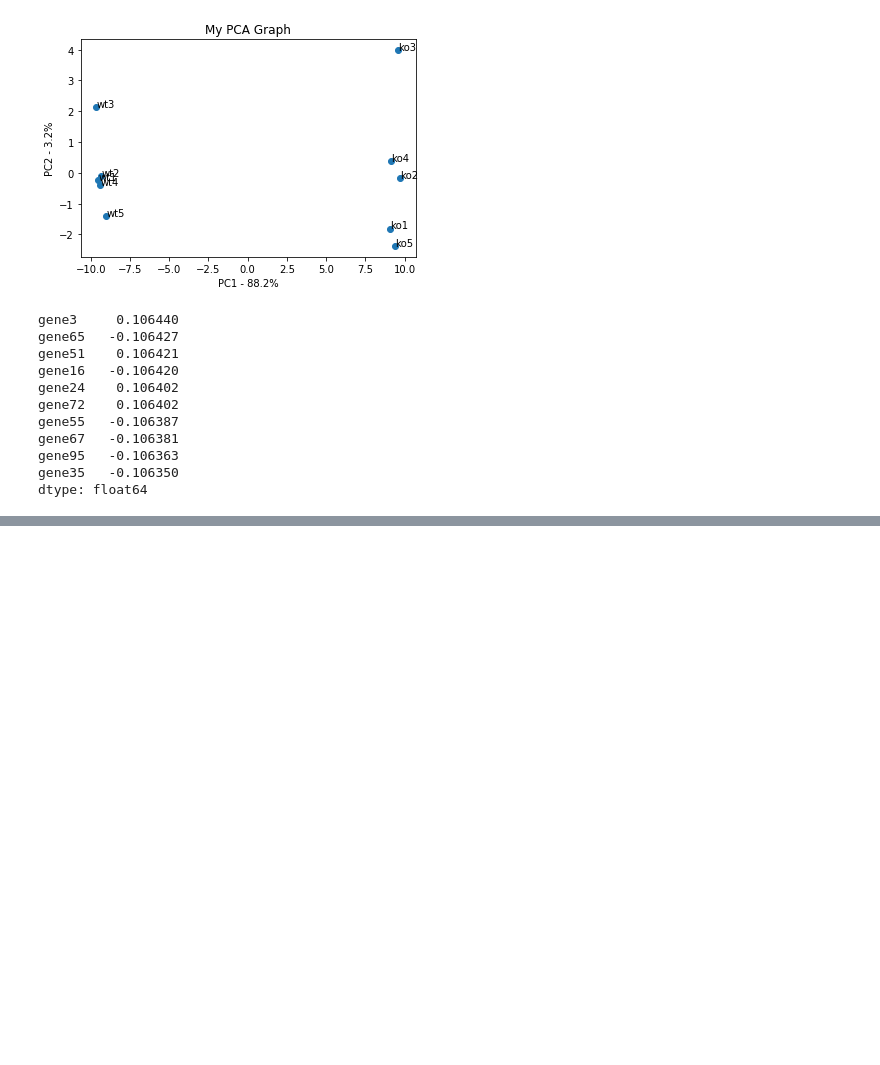
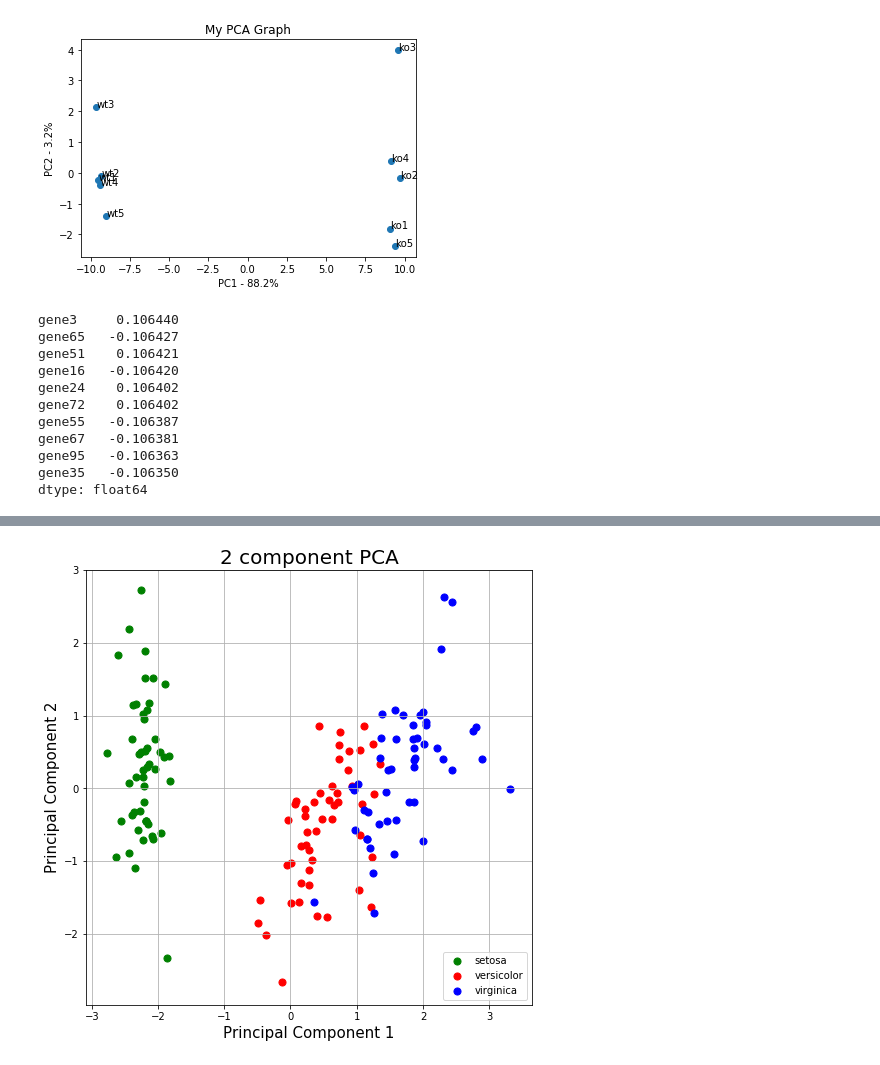
Before and after one commit to Mat092/laboratory-, a Jupyter notebook: example_of_pca.ipynb, the cells around one changed output, grey strips where cells are left out. Drawn from its saved outputs; the diff is of its cells as text; code cells hidden in the pictures; blank space fills up the shorter version.

```diff
--- a/example_of_pca.ipynb
+++ b/example_of_pca.ipynb
@@ -96,0 +198,38 @@ dtype: float64
+# %%
+#now performing a 2 components pca
+
+pca = PCA(n_components = 2)
+
+principalComponents = pca.fit_transform(x) #don't know what this does
+# documentation says: Fit the model and apply dimensionality reduction.
+
+principalDf = pd.DataFrame(data = principalComponents,
+                           columns = ['principal component 1', 'principal component 2']) #create new df
+
+finalDf = principalDf.join(y)
+# %%
+#now visualizing new graph
+
+fig = plt.figure(figsize = (8,8))
+ax = fig.add_subplot(1,1,1)
+ax.set_xlabel('Principal Component 1', fontsize = 15)
+ax.set_ylabel('Principal Component 2', fontsize = 15)
+ax.set_title('2 component PCA', fontsize = 20)
+
+targets = ['setosa', 'versicolor', 'virginica']
+colors = ['g', 'r', 'b']
+
+for target, color in zip(targets,colors):
+    indicesToKeep = finalDf['target'] == target #nice cycle to graph only the flower I want (foo coloring purpose)
+    ax.scatter(finalDf.loc[indicesToKeep, 'principal component 1'],
+               finalDf.loc[indicesToKeep, 'principal component 2'],
+               c = color,
+               s = 50)
+
+ax.legend(targets)
+ax.grid()
+
+#unfortunately, I can't really show a 4D graph with all the features D:
+#don't like the style, but no will to change it.
+# %% [output]
+[figure, added]
```
Also changed, not shown: parts of 8 cells of this notebook.
